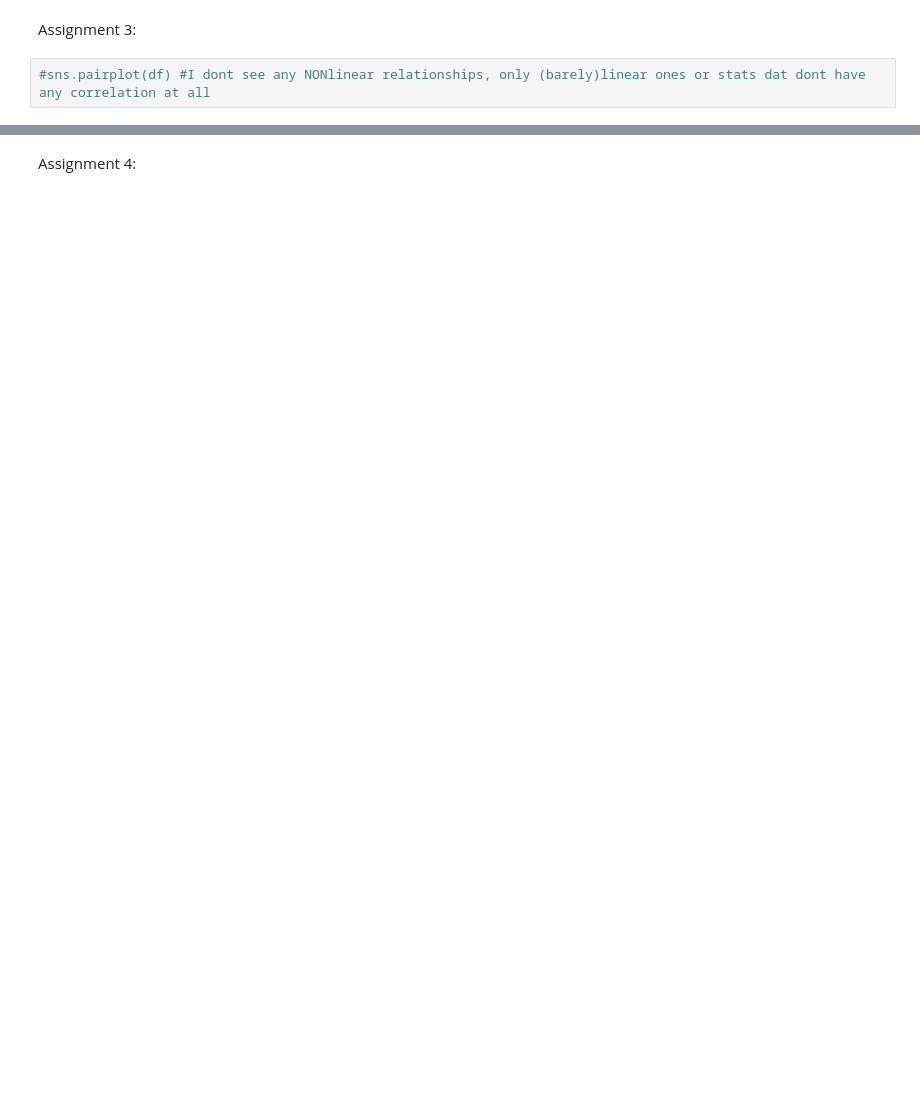
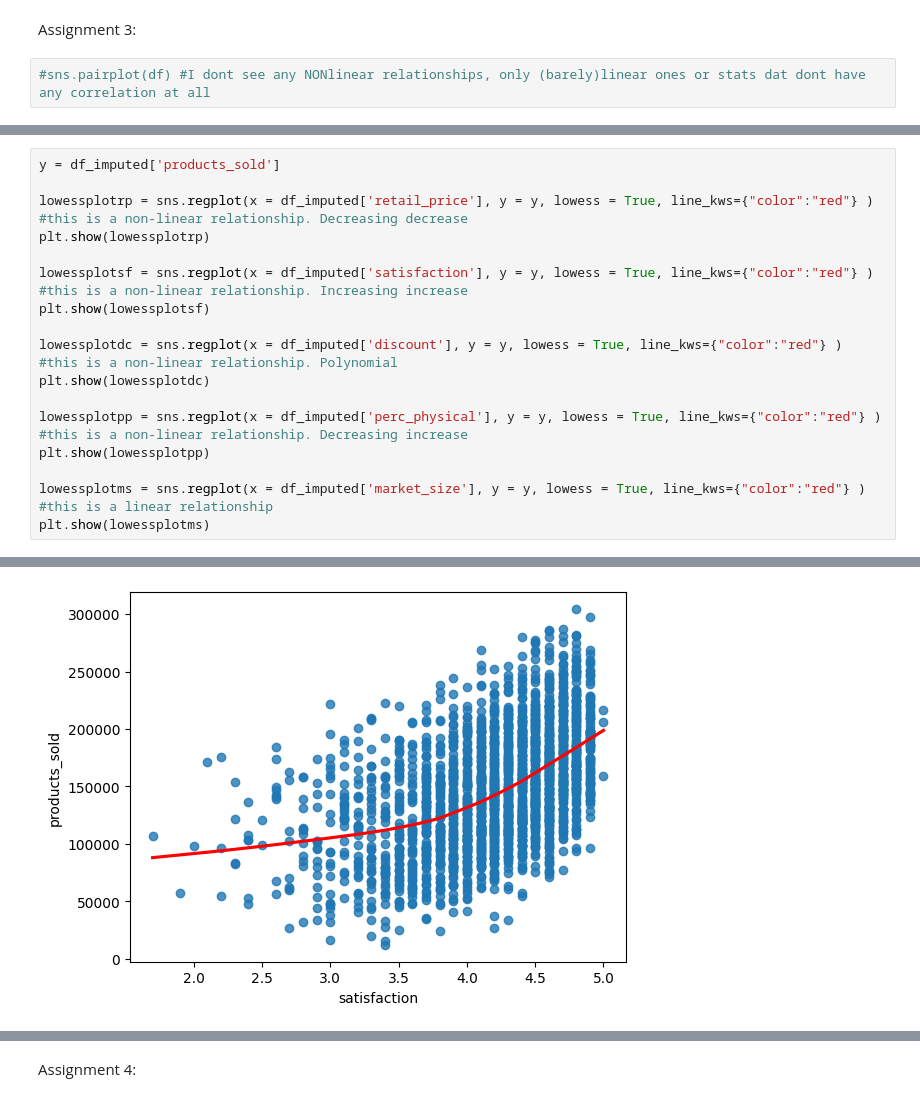
Before and after one commit to Kianvnh/TEST, a Jupyter notebook: Datamodelling/Final Assignment/Final Assignment.ipynb, the cells around one changed output, grey strips where cells are left out. Cells and saved outputs as stored; diff of their text form; blank space fills up the shorter version.

```diff
--- a/Datamodelling/Final Assignment/Final Assignment.ipynb
+++ b/Datamodelling/Final Assignment/Final Assignment.ipynb
@@ -196,0 +168,18 @@ plt.show(lowessplot) #i have tried many different variables vs eachother here bu
+# %%
+y = df_imputed['products_sold']
+
+lowessplotrp = sns.regplot(x = df_imputed['retail_price'], y = y, lowess = True, line_kws={"color":"red"} ) #this is a non-linear relationship. Decreasing decrease
+plt.show(lowessplotrp)
+
+lowessplotsf = sns.regplot(x = df_imputed['satisfaction'], y = y, lowess = True, line_kws={"color":"red"} ) #this is a non-linear relationship. Increasing increase
+plt.show(lowessplotsf)
+
+lowessplotdc = sns.regplot(x = df_imputed['discount'], y = y, lowess = True, line_kws={"color":"red"} ) #this is a non-linear relationship. Polynomial
+plt.show(lowessplotdc)
+
+lowessplotpp = sns.regplot(x = df_imputed['perc_physical'], y = y, lowess = True, line_kws={"color":"red"} ) #this is a non-linear relationship. Decreasing increase
+plt.show(lowessplotpp)
+
+lowessplotms = sns.regplot(x = df_imputed['market_size'], y = y, lowess = True, line_kws={"color":"red"} ) #this is a linear relationship
+plt.show(lowessplotms)
+# %% [output]
@@ -196,0 +187 @@ plt.show(lowessplot) #i have tried many different variables vs eachother here bu
+[figure, added]
```
Also changed, not shown: parts of 20 cells of this notebook, 1 other file.
